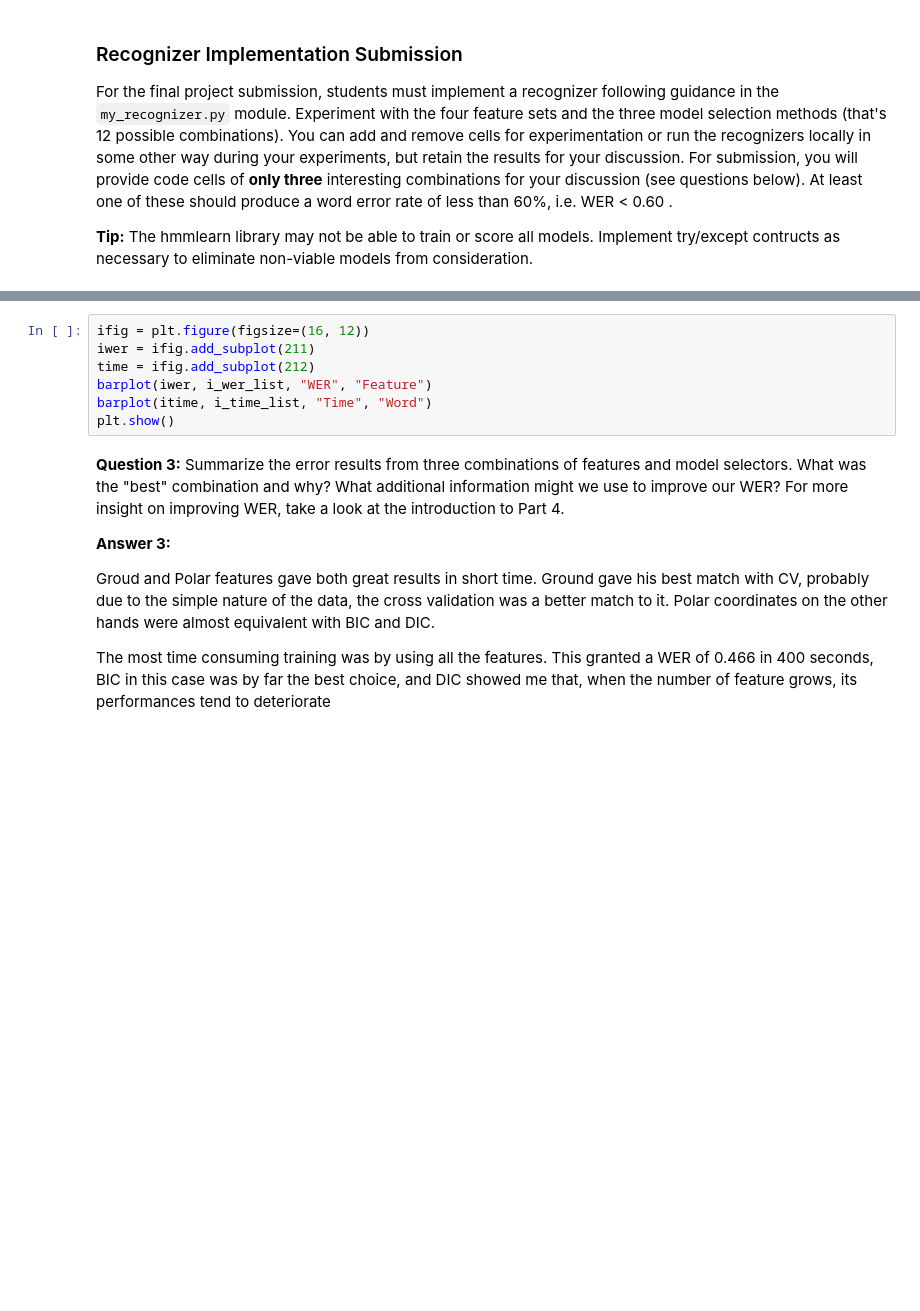
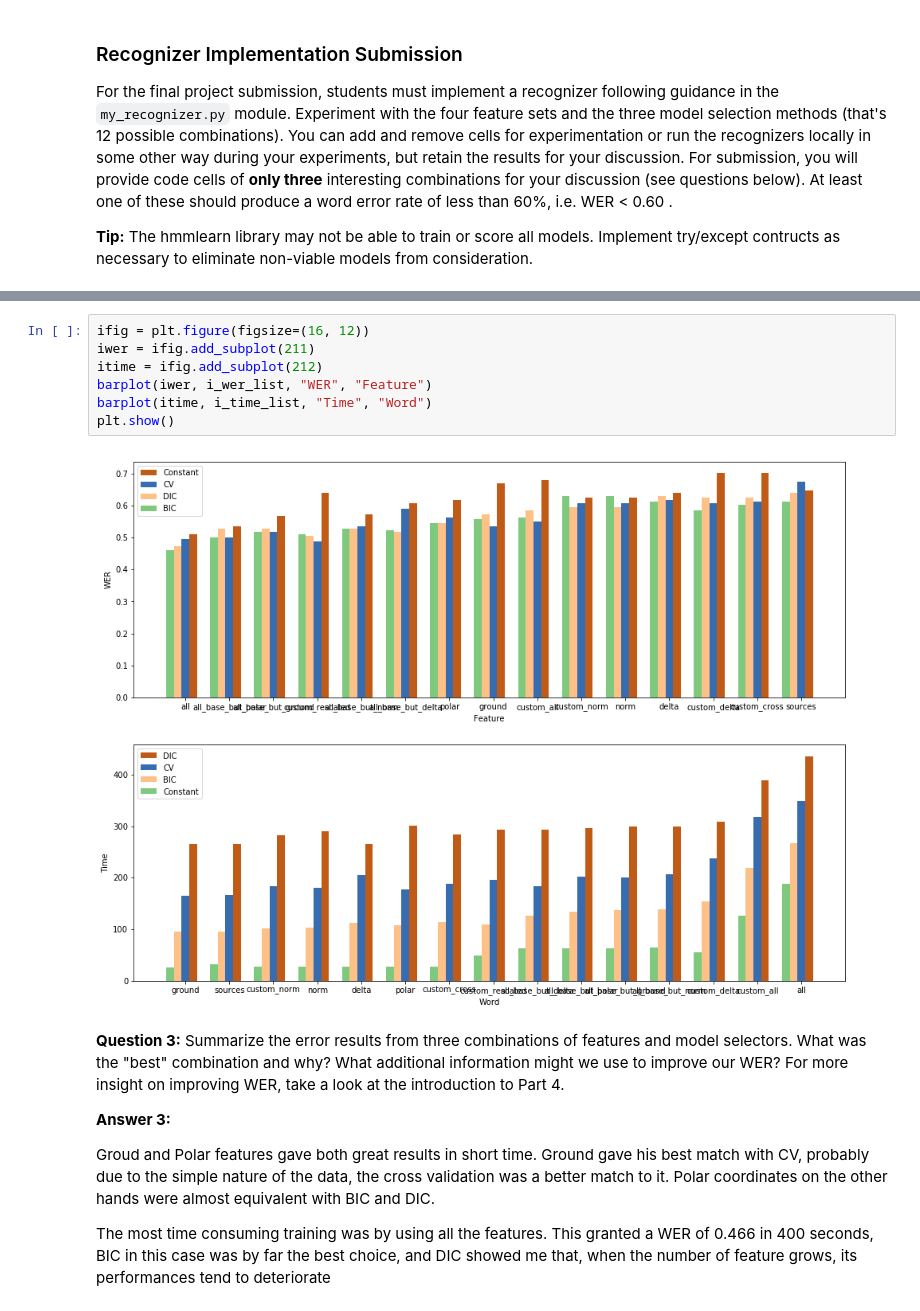
Before and after one commit to sabau/AIND-Recognizer, a Jupyter notebook: asl_recognizer.ipynb, the cells around one changed output, grey strips where cells are left out. Saved outputs shown, nothing was run; the diff lists cells and outputs as text; blank space fills up the shorter version.

Commit message:
working visualization

```diff
--- a/asl_recognizer.ipynb
+++ b/asl_recognizer.ipynb
@@ -949,10 +953,12 @@ TypeError: list indices must be integers or slices, not tuple
 # %%
 ifig = plt.figure(figsize=(16, 12))
 iwer = ifig.add_subplot(211)
-time = ifig.add_subplot(212)
+itime = ifig.add_subplot(212)
 barplot(iwer, i_wer_list, "WER", "Feature")
 barplot(itime, i_time_list, "Time", "Word")
 plt.show()
+# %% [output]
+[figure, added]
 # %% [markdown]
 **Question 3:**  Summarize the error results from three combinations of features and model selectors.  What was the "best" combination and why?  What additional information might we use to improve our WER?  For more insight on improving WER, take a look at the introduction to Part 4.
 
```
Also changed, not shown: parts of 3 cells of this notebook.
